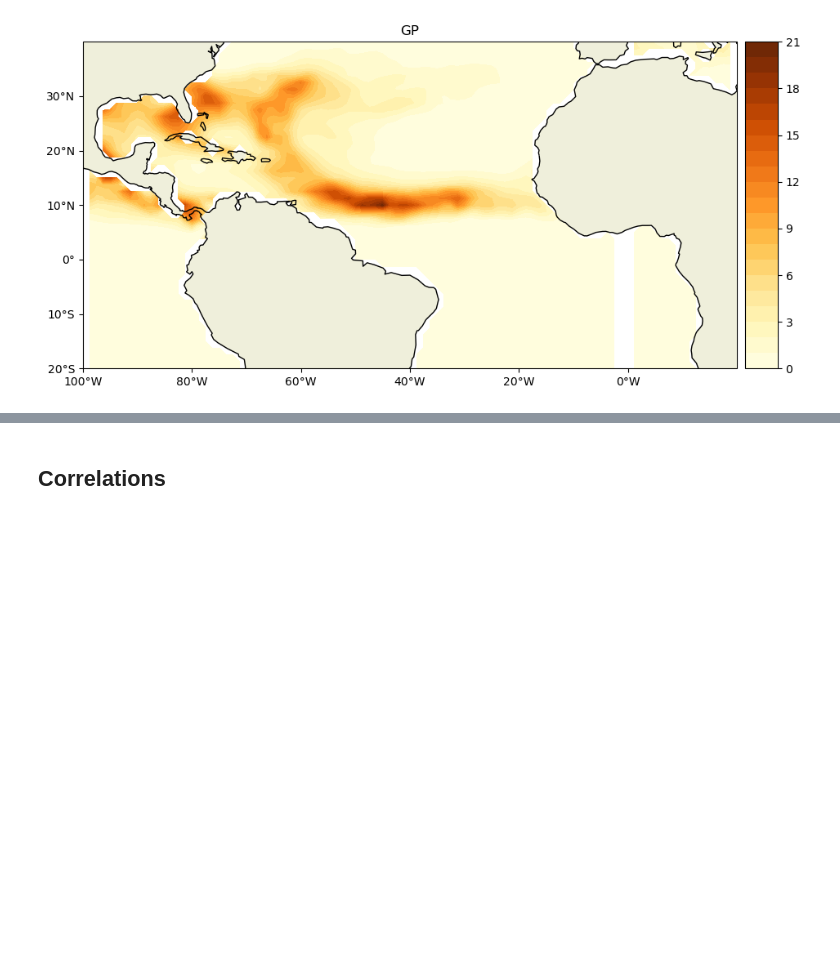
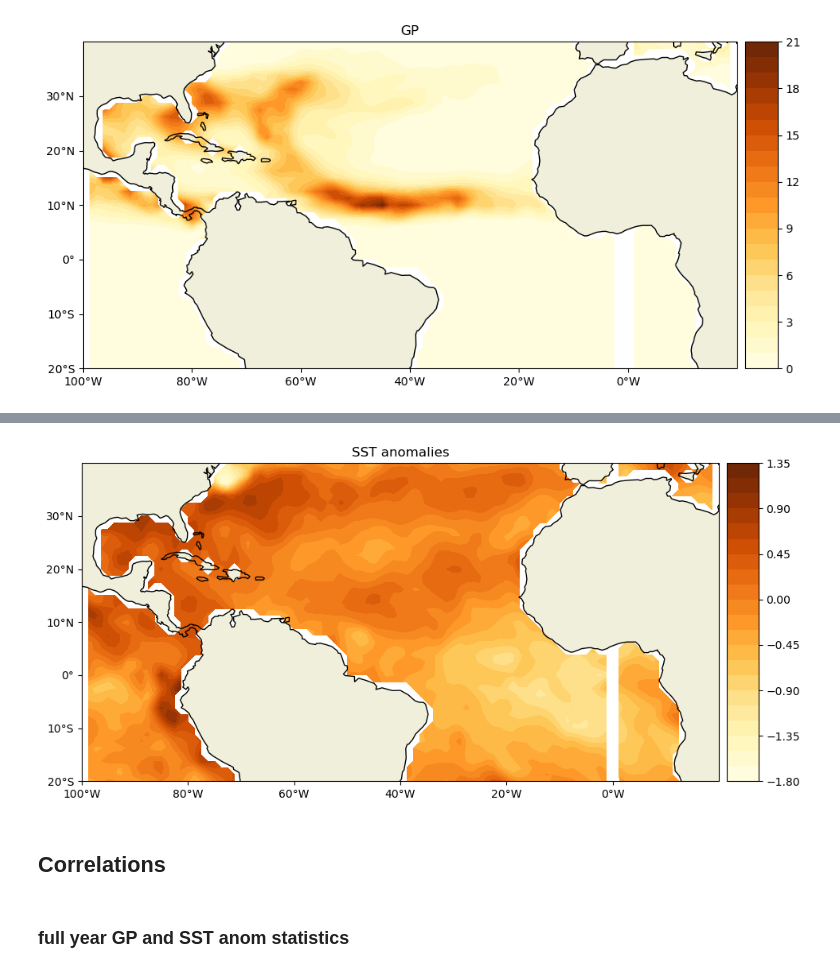
Before and after one commit to allan3prez/ATLN_HG, a Jupyter notebook: AN_GP_analysis.ipynb, the cells around one changed output, grey strips where cells are left out. Saved outputs shown, nothing was run; the diff lists cells and outputs as text; code cells hidden in the pictures; blank space fills up the shorter version.

```diff
--- a/AN_GP_analysis.ipynb
+++ b/AN_GP_analysis.ipynb
@@ -60,3 +170,7 @@ AN = xr.load_dataset('Data/AN_Index_results.nc')
+# %%
+# cftime to datetime fix on AN
+dates = AN.indexes['time'].to_datetimeindex()
+AN = AN.assign_coords(time=dates)
 # %% [markdown]
 ### check values
 # %%
@@ -92,6 +206,7 @@ Data variables:
 Attributes:
     Description:  Calculated tropical cyclone potential intensity
 # %%
+AN = AN.sel(latitude=slice(-20, 40))
 AN
 # %% [output]
 <xarray.Dataset>
@@ -118,2 +239,8 @@ AN_map(GP.GP[8], box, 'GP')
+# %%
+AN_map(AN.sst_anom[8], box, 'SST anomalies')
+# %% [output]
+[figure, added]
 # %% [markdown]
 ## Correlations
+# %% [markdown]
+### full year GP and SST anom statistics
```
Also changed, not shown: parts of 14 cells of this notebook, 2 other files.
